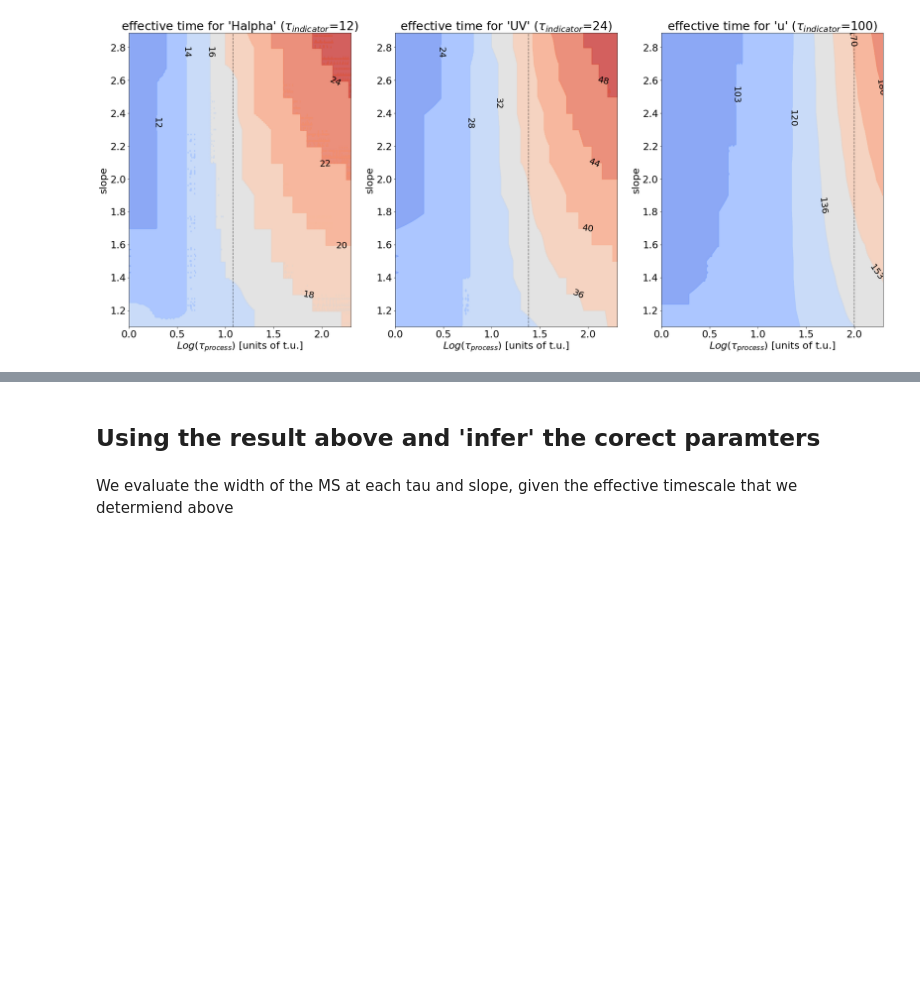
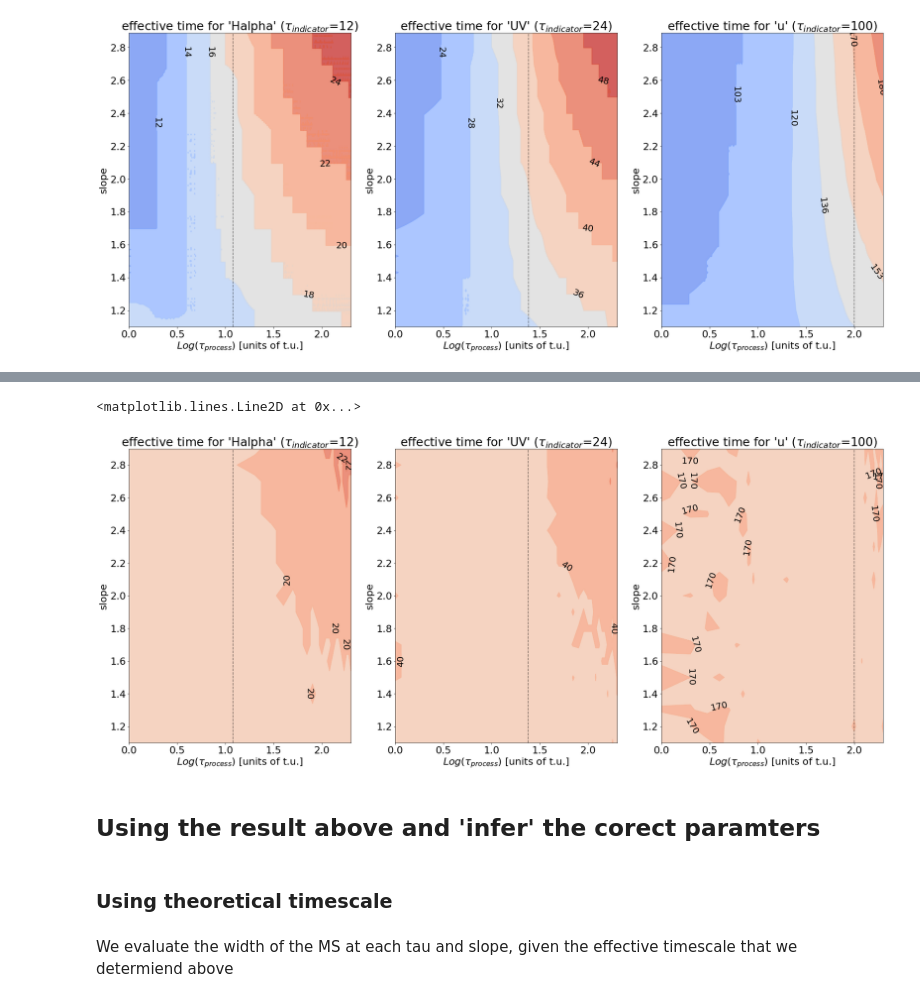
Before and after one commit to nevencaplar/Main-Sequence-Variability, a Jupyter notebook: Main_Sequence_Variability.ipynb, the cells around one changed output, grey strips where cells are left out. Saved outputs shown, nothing was run; the diff lists cells and outputs as text; code cells hidden in the pictures; blank space fills up the shorter version.

```diff
--- a/Main_Sequence_Variability.ipynb
+++ b/Main_Sequence_Variability.ipynb
@@ -1453,0 +1464,9 @@ plt.axvline(np.log10(1*100),color='black',ls='--',alpha=0.5)
+# %%
+ACFData=np.loadtxt(open('./ACFTableFlatten.csv', "rb"), delimiter=",", skiprows=0)
+ACFData[:,1]=np.round(ACFData[:,1],2)
+
+
+tau=np.unique(ACFData[:,0])
+slope=np.unique(ACFData[:,1])
+time=np.unique(ACFData[:,2])
+slope_1=slope[slope>1]
@@ -1454,7 +1559,41 @@ plt.axvline(np.log10(1*100),color='black',ls='--',alpha=0.5)
+# %%
+from matplotlib import cm
+plt.figure(figsize=(30,12))
+plt.subplot(1,3,1)
+CS = plt.contourf(np.log10(tau), slope_1, res_convolving_array1[:,2].reshape(len(slope_1),len(tau)),cmap=cm.coolwarm,levels=levels1,alpha=0.8)
+CS = plt.contour(np.log10(tau), slope_1,res_convolving_array1[:,2].reshape(len(slope_1),len(tau)),cmap=cm.coolwarm,levels=levels1)
+plt.clabel(CS, fontsize=20,colors='black', inline=1,fmt='%1.1i')
+plt.title('effective time for \'Halpha\' ($\\tau_{indicator}$=12)')
+plt.xlabel('$Log(\\tau_{process})$ [units of t.u.]')
+plt.ylabel('slope')
+plt.axvline(np.log10(1*12),color='black',ls='--',alpha=0.5)
+
+plt.subplot(1,3,2)
+CS = plt.contourf(np.log10(tau), slope_1, res_convolving_array2[:,2].reshape(len(slope_1),len(tau)),cmap=cm.coolwarm,levels=levels2,alpha=0.8)
+CS = plt.contour(np.log10(tau), slope_1, res_convolving_array2[:,2].reshape(len(slope_1),len(tau)),cmap=cm.coolwarm,levels=levels2)
+plt.clabel(CS, fontsize=20,colors='black', inline=1,fmt='%1.1i')
+plt.title('effective time for \'UV\' ($\\tau_{indicator}$=24)')
+plt.xlabel('$Log(\\tau_{process})$ [units of t.u.]')
+plt.ylabel('slope')
+plt.axvline(np.log10(1*24),color='black',ls='--',alpha=0.5)
+
+plt.subplot(1,3,3)
+CS = plt.contourf(np.log10(tau), slope_1, res_convolving_array3[:,2].reshape(len(slope_1),len(tau)),cmap=cm.coolwarm,levels=levels3,alpha=0.8)
+CS = plt.contour(np.log10(tau), slope_1, res_convolving_array3[:,2].reshape(len(slope_1),len(tau)),cmap=cm.coolwarm,levels=levels3)
+plt.clabel(CS, fontsize=20,colors='black', inline=1,fmt='%1.1i')
+plt.title('effective time for \'u\' ($\\tau_{indicator}$=100)')
+plt.xlabel('$Log(\\tau_{process})$ [units of t.u.]')
+plt.ylabel('slope')
+plt.axvline(np.log10(1*100),color='black',ls='--',alpha=0.5)
+# %% [output]
+<matplotlib.lines.Line2D at 0x...>
+[figure, added]
 # %% [markdown]
 ## Using the result above and 'infer' the corect paramters
 # %%
 # I should really make a module out of this
+# %% [markdown]
+### Using theoretical timescale
 # %% [markdown]
 We evaluate the width of the MS at each tau and slope, given the  effective timescale that we determiend above
 # %%
```
Also changed, not shown: parts of 25 cells of this notebook.
